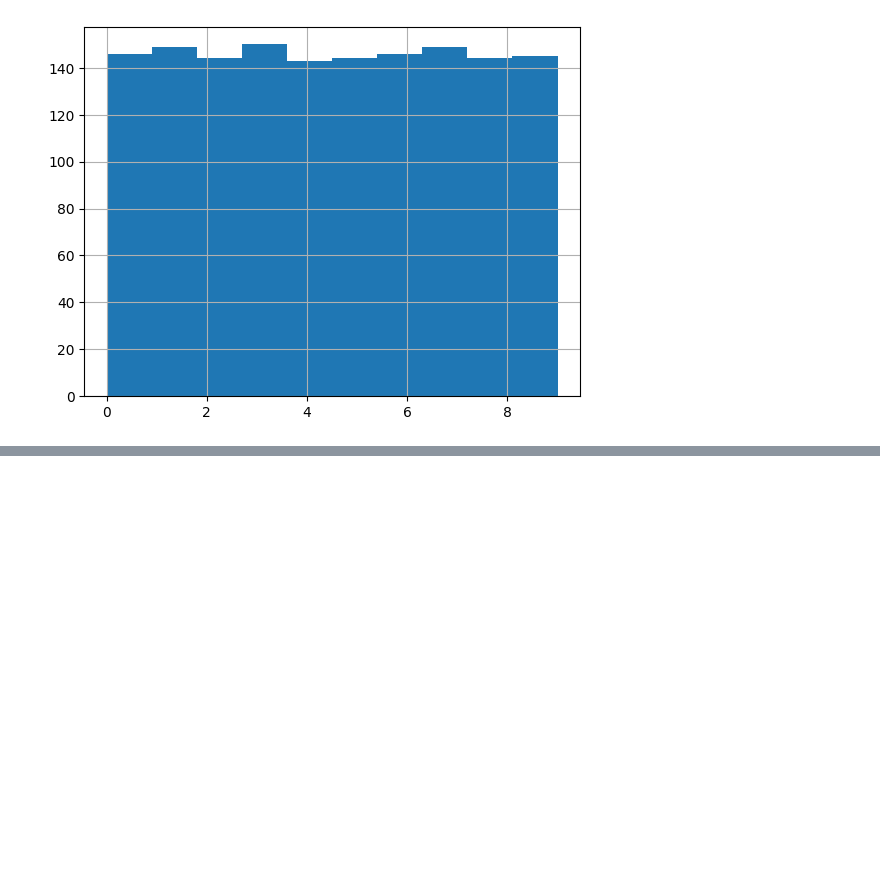
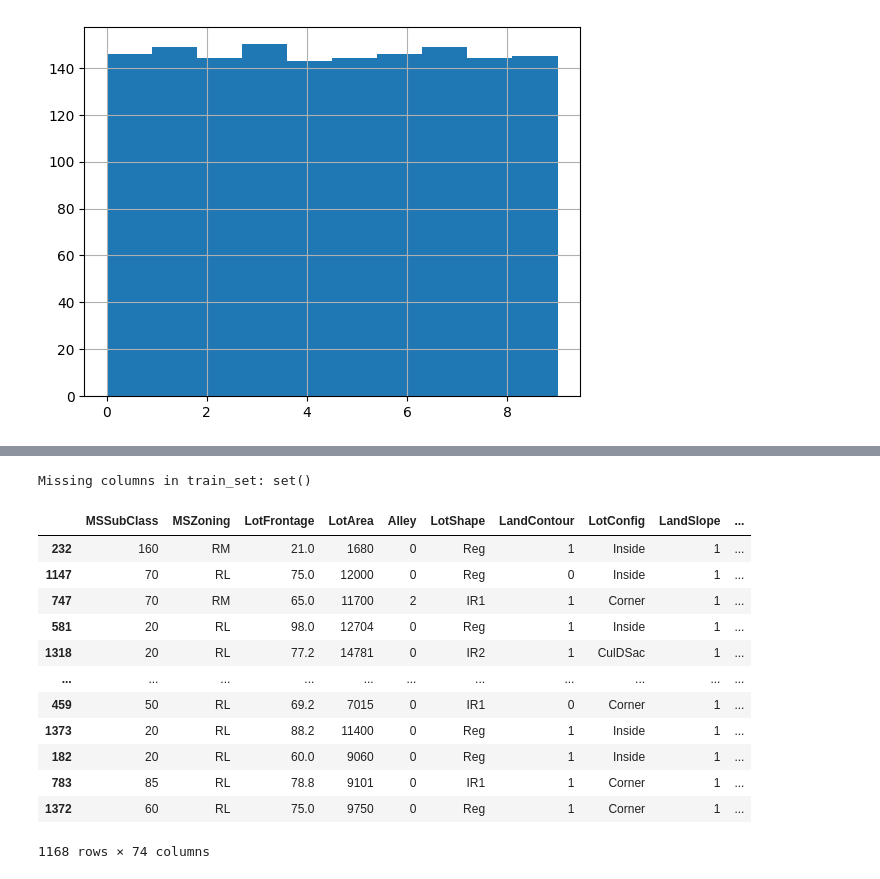
Before and after one commit to arkadiuszkulpa/House_prediction, a Jupyter notebook: Kaggle_Housing_price_prediction.ipynb, the cells around one changed output, grey strips where cells are left out. Saved outputs shown, nothing was run; the diff lists cells and outputs as text; code cells hidden in the pictures; blank space fills up the shorter version.

```diff
--- a/Kaggle_Housing_price_prediction.ipynb
+++ b/Kaggle_Housing_price_prediction.ipynb
@@ -636,0 +646,3 @@ dtype: int64
+# %%
+#Check most dominant values
+percentage_dict_95 = preprocessing.create_top_x_percentage_dict(percentage_dict, 0.95)
@@ -636,0 +655,6 @@ dtype: int64
+# %%
+# Remove dominance of 95%+ features
+
+display(len(X_train), len(X_train.columns))
+X_train = X_train.drop(columns = percentage_dict_95, axis=1)
+display(f"Train_set contains total of {len(X_train)} rows and {len(X_train.columns)} columns after removing 95%+ dominant features")
@@ -636,0 +665,6 @@ dtype: int64
+# %%
+# Filter features where dominant feature constituted 0.8 -0.95 %
+percentage_dict_80 = preprocessing.create_top_x_percentage_dict(percentage_dict, 0.8, 0.95)
+
+
+display(len(percentage_dict_80))
@@ -636,0 +683,32 @@ dtype: int64
+# %%
+# Check if data set has not become misaligned, the resulting set should be empty
+missing_columns = set(percentage_dict_80.keys()) - set(X_train.columns)
+print("Missing columns in train_set:", missing_columns)
+# %% [output]
+Missing columns in train_set: set()
+# %%
+# Replace dominant value with 1 and other values with 0 to turn features to binary
+for feature in percentage_dict_80.keys():
+  X_train[feature]
+  boolean_true = percentage_dict_80[feature][feature].loc[percentage_dict_80
+    [feature]["binary"] == 1].tolist()
+  if boolean_true:
+    X_train[feature] = X_train[feature].apply(
+        lambda x: 1 if x == boolean_true[0] or x==1 else 0
+    )
+# %%
+display(X_train)
+# %% [output]
+|  | MSSubClass | MSZoning | LotFrontage | LotArea | Alley | LotShape | LandContour | LotConfig | LandSlope | ... |
+| 232 | 160 | RM | 21.0 | 1680 | 0 | Reg | 1 | Inside | 1 | ... |
+| 1147 | 70 | RL | 75.0 | 12000 | 0 | Reg | 0 | Inside | 1 | ... |
+| 747 | 70 | RM | 65.0 | 11700 | 2 | IR1 | 1 | Corner | 1 | ... |
+| 581 | 20 | RL | 98.0 | 12704 | 0 | Reg | 1 | Inside | 1 | ... |
+| 1318 | 20 | RL | 77.2 | 14781 | 0 | IR2 | 1 | CulDSac | 1 | ... |
+| ... | ... | ... | ... | ... | ... | ... | ... | ... | ... | ... |
+| 459 | 50 | RL | 69.2 | 7015 | 0 | IR1 | 0 | Corner | 1 | ... |
+| 1373 | 20 | RL | 88.2 | 11400 | 0 | Reg | 1 | Inside | 1 | ... |
+| 182 | 20 | RL | 60.0 | 9060 | 0 | Reg | 1 | Inside | 1 | ... |
+| 783 | 85 | RL | 78.8 | 9101 | 0 | IR1 | 1 | Corner | 1 | ... |
+| 1372 | 60 | RL | 75.0 | 9750 | 0 | Reg | 1 | Corner | 1 | ... |
+1168 rows × 74 columns
```
Also changed, not shown: parts of 134 cells of this notebook.
